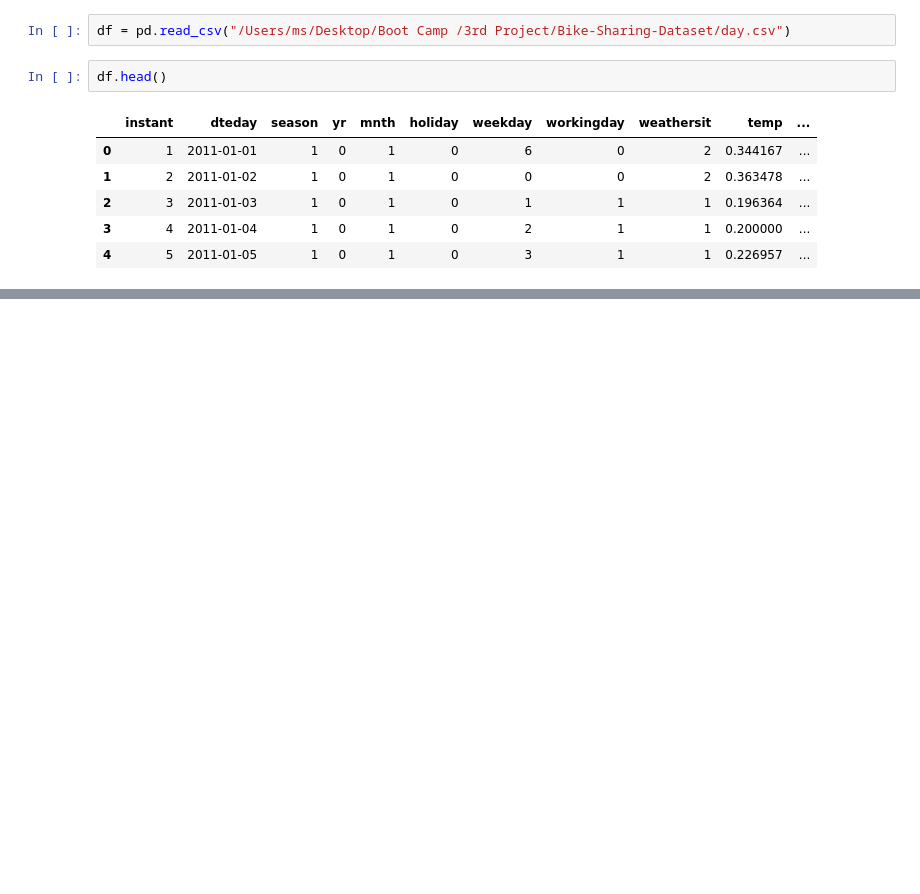
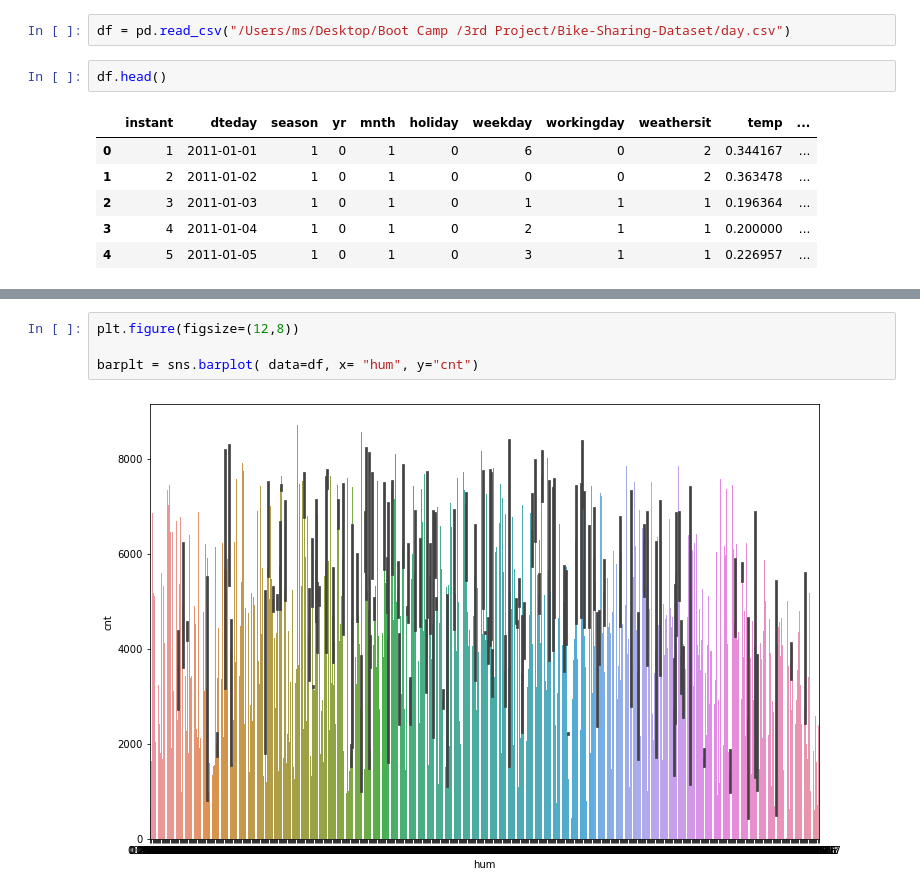
Before and after one commit to MuayadX/2nd-Project-, a Jupyter notebook: 3rd Project/EDA/Bike_sharing_day.ipynb, the cells around one changed output, grey strips where cells are left out. Saved outputs shown, nothing was run; the diff lists cells and outputs as text; blank space fills up the shorter version.

```diff
--- a/3rd Project/EDA/Bike_sharing_day.ipynb
+++ b/3rd Project/EDA/Bike_sharing_day.ipynb
@@ -18,0 +68,6 @@ df.head()
+# %%
+plt.figure(figsize=(12,8))
+
+barplt = sns.barplot( data=df, x= "hum", y="cnt")
+# %% [output]
+[figure, added]
```
Also changed, not shown: parts of 5 cells of this notebook, 1 other file.
